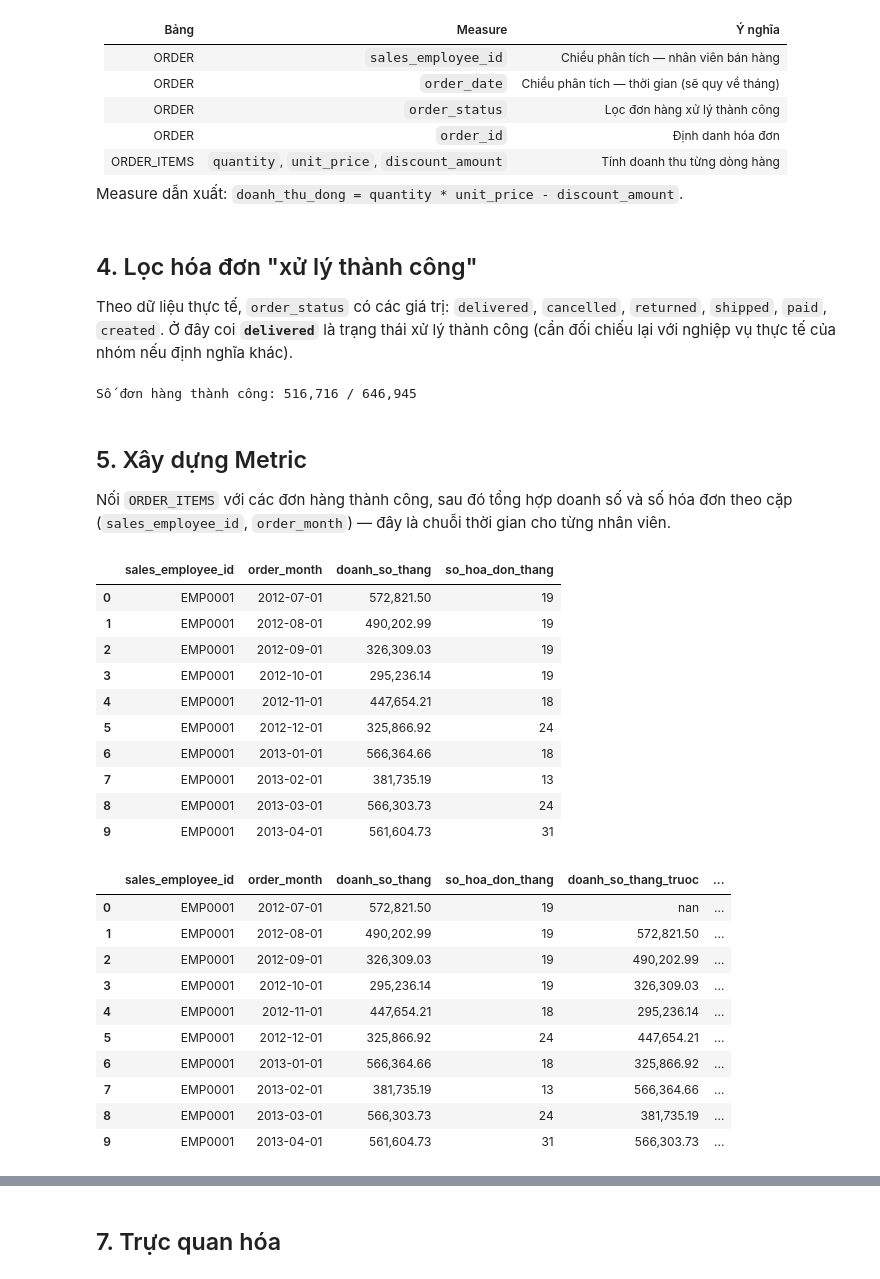
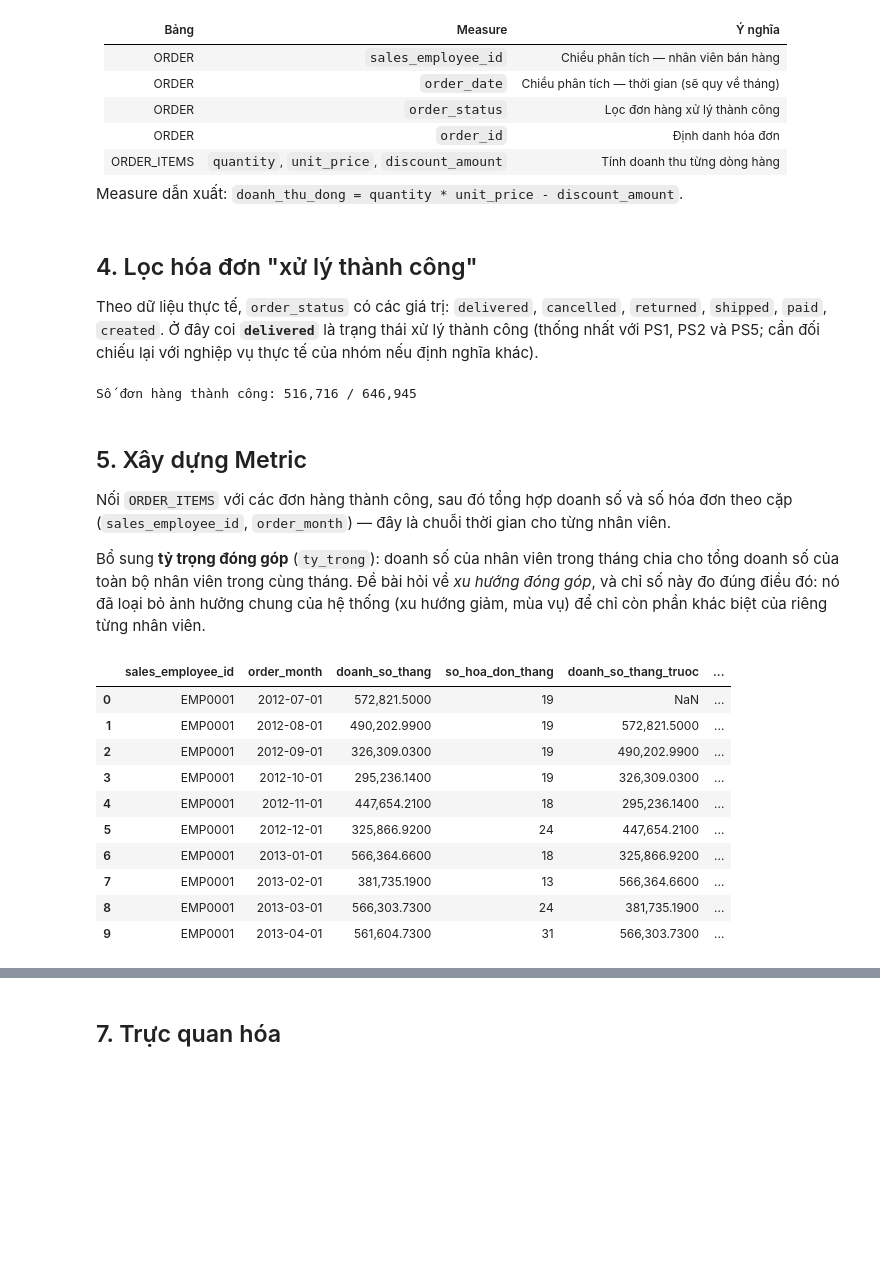
Before and after one commit to thanks-hin/DAAI_N1.4, a Jupyter notebook: problem_statements/code/PS3_SalesStability.ipynb, the cells around one changed output, grey strips where cells are left out. Saved outputs shown, nothing was run; the diff lists cells and outputs as text; code cells hidden in the pictures; blank space fills up the shorter version.

```diff
--- a/problem_statements/code/PS3_SalesStability.ipynb
+++ b/problem_statements/code/PS3_SalesStability.ipynb
@@ -17,9 +19,11 @@
 # %%
+import os
+import numpy as np
 import pandas as pd
-import numpy as np
 import matplotlib.pyplot as plt
+from scipy import stats
 
-pd.set_option("display.float_format", lambda x: f"{x:,.2f}")
+pd.set_option("display.float_format", lambda x: f"{x:,.4f}")
 plt.rcParams["figure.figsize"] = (11, 5)
 # %% [markdown]
 ## 1. Load dữ liệu (silver layer)
@@ -93,7 +92,7 @@ df_items["doanh_thu_dong"] = (
 
 Theo dữ liệu thực tế, `order_status` có các giá trị: `delivered`, `cancelled`, `returned`,
 `shipped`, `paid`, `created`. Ở đây coi **`delivered`** là trạng thái xử lý thành công
-(cần đối chiếu lại với nghiệp vụ thực tế của nhóm nếu định nghĩa khác).
+(thống nhất với PS1, PS2 và PS5; cần đối chiếu lại với nghiệp vụ thực tế của nhóm nếu định nghĩa khác).
 # %%
 SUCCESSFUL_STATUSES = ["delivered"]
 
@@ -108,56 +107,52 @@ Số đơn hàng thành công: 516,716 / 646,945
 
 Nối `ORDER_ITEMS` với các đơn hàng thành công, sau đó tổng hợp doanh số và số hóa đơn
 theo cặp (`sales_employee_id`, `order_month`) — đây là chuỗi thời gian cho từng nhân viên.
+
+Bổ sung **tỷ trọng đóng góp** (`ty_trong`): doanh số của nhân viên trong tháng chia cho tổng doanh số của
+toàn bộ nhân viên trong cùng tháng. Đề bài hỏi về *xu hướng đóng góp*, và chỉ số này đo đúng điều đó: nó đã
+loại bỏ ảnh hưởng chung của hệ thống (xu hướng giảm, mùa vụ) để chỉ còn phần khác biệt của riêng từng nhân viên.
 # %%
 df_merged = df_items.merge(
     df_order_success[["order_id", "sales_employee_id", "order_month"]],
     on="order_id",
     how="inner",
 )
 
 monthly_metric = (
     df_merged.groupby(["sales_employee_id", "order_month"])
     .agg(
         doanh_so_thang=("doanh_thu_dong", "sum"),
         so_hoa_don_thang=("order_id", "nunique"),
     )
     .reset_index()
     .sort_values(["sales_employee_id", "order_month"])
 )
 
+# Tăng trưởng doanh số theo tháng (Month-over-Month) cho từng nhân viên
+monthly_metric["doanh_so_thang_truoc"] = (
+    monthly_metric.groupby("sales_employee_id")["doanh_so_thang"].shift(1)
+)
+monthly_metric["tang_truong_mom_%"] = (
+    (monthly_metric["doanh_so_thang"] - monthly_metric["doanh_so_thang_truoc"])
+    / monthly_metric["doanh_so_thang_truoc"] * 100
+)
+
+# Tỷ trọng đóng góp của nhân viên trong doanh số toàn hệ thống cùng tháng
+monthly_metric["doanh_so_he_thong"] = (
+    monthly_metric.groupby("order_month")["doanh_so_thang"].transform("sum")
+)
+monthly_metric["ty_trong"] = monthly_metric["doanh_so_thang"] / monthly_metric["doanh_so_he_thong"]
+
 monthly_metric.head(10)
 # %% [output]
-|  | sales_employee_id | order_month | doanh_so_thang | so_hoa_don_thang |
-| 0 | EMP0001 | 2012-07-01 | 572,821.50 | 19 |
-| 1 | EMP0001 | 2012-08-01 | 490,202.99 | 19 |
-| 2 | EMP0001 | 2012-09-01 | 326,309.03 | 19 |
-| 3 | EMP0001 | 2012-10-01 | 295,236.14 | 19 |
-| 4 | EMP0001 | 2012-11-01 | 447,654.21 | 18 |
-| 5 | EMP0001 | 2012-12-01 | 325,866.92 | 24 |
-| 6 | EMP0001 | 2013-01-01 | 566,364.66 | 18 |
-| 7 | EMP0001 | 2013-02-01 | 381,735.19 | 13 |
-| 8 | EMP0001 | 2013-03-01 | 566,303.73 | 24 |
-| 9 | EMP0001 | 2013-04-01 | 561,604.73 | 31 |
+|  | sales_employee_id | order_month | doanh_so_thang | so_hoa_don_thang | doanh_so_thang_truoc | ... |
+| 0 | EMP0001 | 2012-07-01 | 572,821.5000 | 19 | NaN | ... |
+| 1 | EMP0001 | 2012-08-01 | 490,202.9900 | 19 | 572,821.5000 | ... |
+| 2 | EMP0001 | 2012-09-01 | 326,309.0300 | 19 | 490,202.9900 | ... |
+| 3 | EMP0001 | 2012-10-01 | 295,236.1400 | 19 | 326,309.0300 | ... |
+| 4 | EMP0001 | 2012-11-01 | 447,654.2100 | 18 | 295,236.1400 | ... |
+| 5 | EMP0001 | 2012-12-01 | 325,866.9200 | 24 | 447,654.2100 | ... |
+| 6 | EMP0001 | 2013-01-01 | 566,364.6600 | 18 | 325,866.9200 | ... |
+| 7 | EMP0001 | 2013-02-01 | 381,735.1900 | 13 | 566,364.6600 | ... |
+| 8 | EMP0001 | 2013-03-01 | 566,303.7300 | 24 | 381,735.1900 | ... |
+| 9 | EMP0001 | 2013-04-01 | 561,604.7300 | 31 | 566,303.7300 | ... |
-# %%
-# Tăng trưởng doanh số theo tháng (Month-over-Month) cho từng nhân viên
-monthly_metric["doanh_so_thang_truoc"] = (
-    monthly_metric.groupby("sales_employee_id")["doanh_so_thang"].shift(1)
-)
-monthly_metric["tang_truong_mom_%"] = (
-    (monthly_metric["doanh_so_thang"] - monthly_metric["doanh_so_thang_truoc"])
-    / monthly_metric["doanh_so_thang_truoc"] * 100
-)
-
-monthly_metric.head(10)
-# %% [output]
-|  | sales_employee_id | order_month | doanh_so_thang | so_hoa_don_thang | doanh_so_thang_truoc | ... |
-| 0 | EMP0001 | 2012-07-01 | 572,821.50 | 19 | nan | ... |
-| 1 | EMP0001 | 2012-08-01 | 490,202.99 | 19 | 572,821.50 | ... |
-| 2 | EMP0001 | 2012-09-01 | 326,309.03 | 19 | 490,202.99 | ... |
-| 3 | EMP0001 | 2012-10-01 | 295,236.14 | 19 | 326,309.03 | ... |
-| 4 | EMP0001 | 2012-11-01 | 447,654.21 | 18 | 295,236.14 | ... |
-| 5 | EMP0001 | 2012-12-01 | 325,866.92 | 24 | 447,654.21 | ... |
-| 6 | EMP0001 | 2013-01-01 | 566,364.66 | 18 | 325,866.92 | ... |
-| 7 | EMP0001 | 2013-02-01 | 381,735.19 | 13 | 566,364.66 | ... |
-| 8 | EMP0001 | 2013-03-01 | 566,303.73 | 24 | 381,735.19 | ... |
-| 9 | EMP0001 | 2013-04-01 | 561,604.73 | 31 | 566,303.73 | ... |
```
Also changed, not shown: parts of 20 cells of this notebook, 7 other files.
